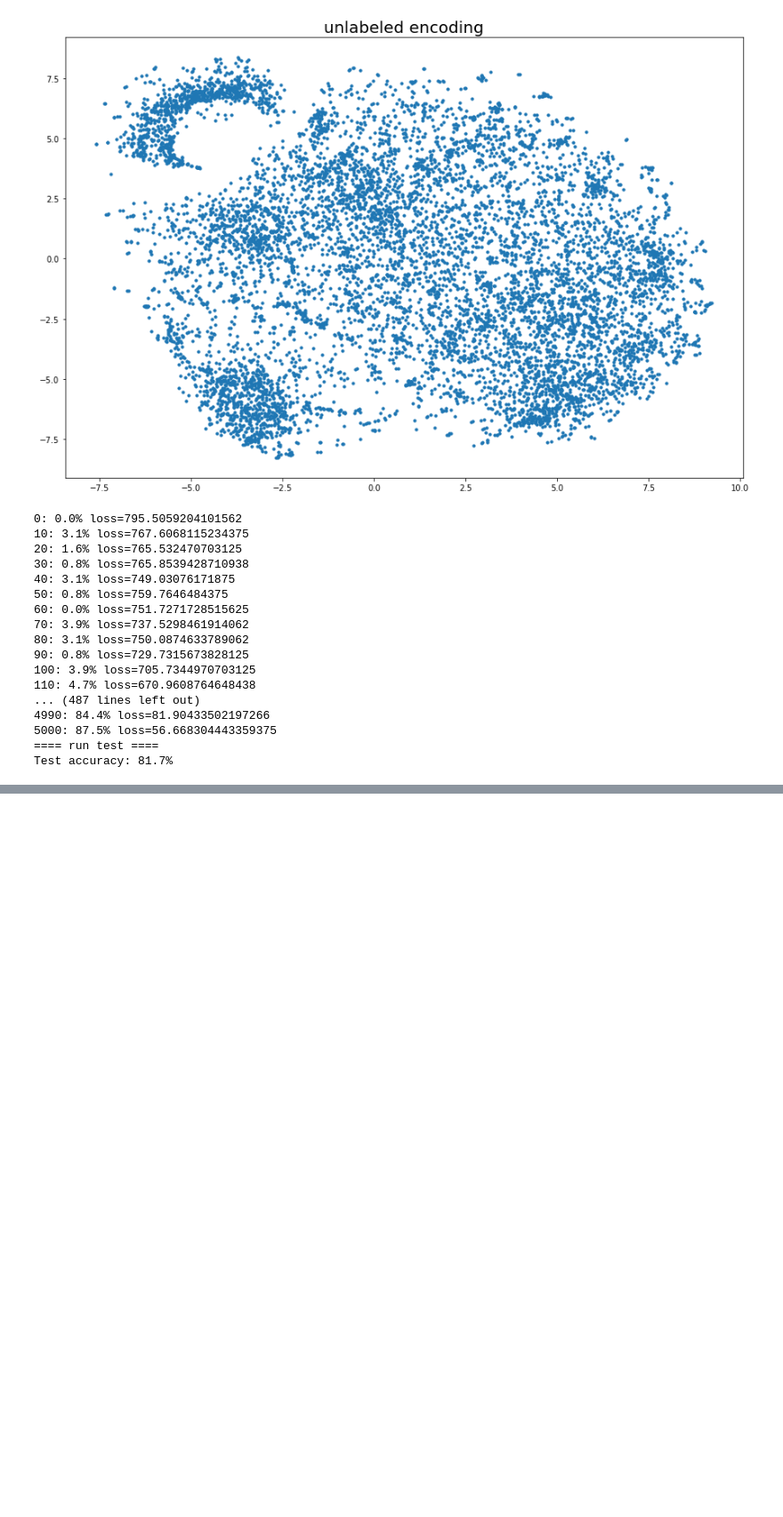
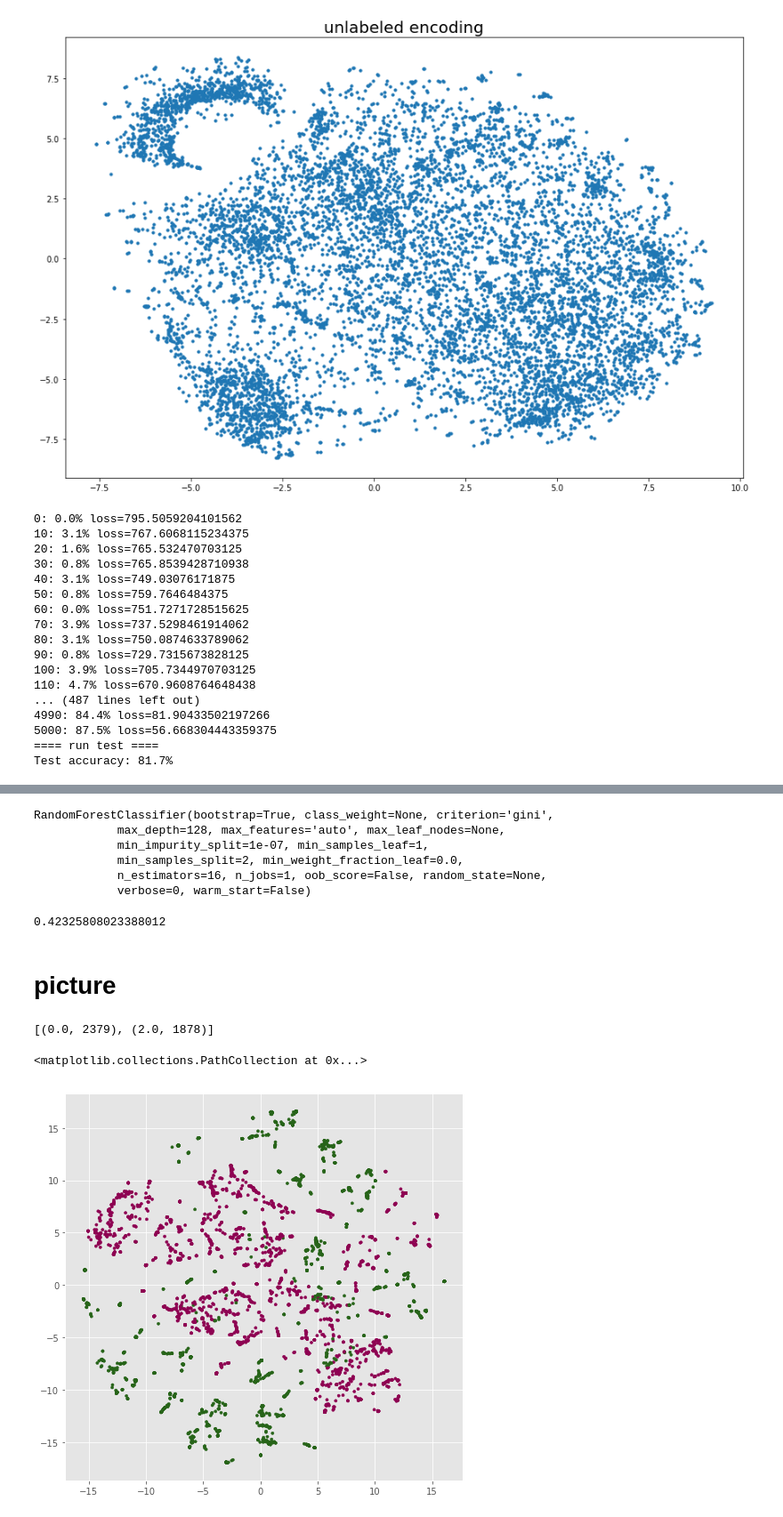
Before and after one commit to mchernigovskaya/DL, a Jupyter notebook: homework.ipynb, the cells around one changed output, grey strips where cells are left out. Shown at 89% size. Drawn from its saved outputs; the diff is of its cells as text; code cells hidden in the pictures; blank space fills up the shorter version.

Commit message:
Add random forest and some picture

```diff
--- a/homework.ipynb
+++ b/homework.ipynb
@@ -298,0 +306,14 @@ Test accuracy: 81.7%
+# %%
+prot_train = process_proteins(proteins[train], embed_matrix)
+fam_train = process_families(families[train], family_ind)
+# %%
+from sklearn.ensemble import RandomForestClassifier
+RFC = RandomForestClassifier(n_estimators=16, max_depth=128)
+RFC.fit(prot_train, fam_train)
+# %% [output]
+RandomForestClassifier(bootstrap=True, class_weight=None, criterion='gini',
+            max_depth=128, max_features='auto', max_leaf_nodes=None,
+            min_impurity_split=1e-07, min_samples_leaf=1,
+            min_samples_split=2, min_weight_fraction_leaf=0.0,
+            n_estimators=16, n_jobs=1, oob_score=False, random_state=None,
+            verbose=0, warm_start=False)
@@ -298,0 +323,23 @@ Test accuracy: 81.7%
+# %%
+RFC.score(prot_test, fam_test)
+# %% [output]
+0.42325808023388012
+# %% [markdown]
+# picture
+# %%
+labels = fam_train.dot(np.array(range(len(fam_train[0, :]))))
+
+q = Counter(labels)
+print(q.most_common(2))
+# %% [output]
+[(0.0, 2379), (2.0, 1878)]
+# %%
+ind = np.logical_or(labels == 0, labels == 2).squeeze()
+prot_embed = tsne.fit_transform(prot_train[ind])
+# %%
+plt.style.use('ggplot')
+plt.figure(figsize=(8, 8))
+plt.scatter(prot_embed[:, 0], prot_embed[:, 1], c=labels[ind], s=10, cmap=plt.cm.PiYG)
+# %% [output]
+<matplotlib.collections.PathCollection at 0x...>
+[figure, added]
```
Also changed, not shown: parts of 6 cells of this notebook.
